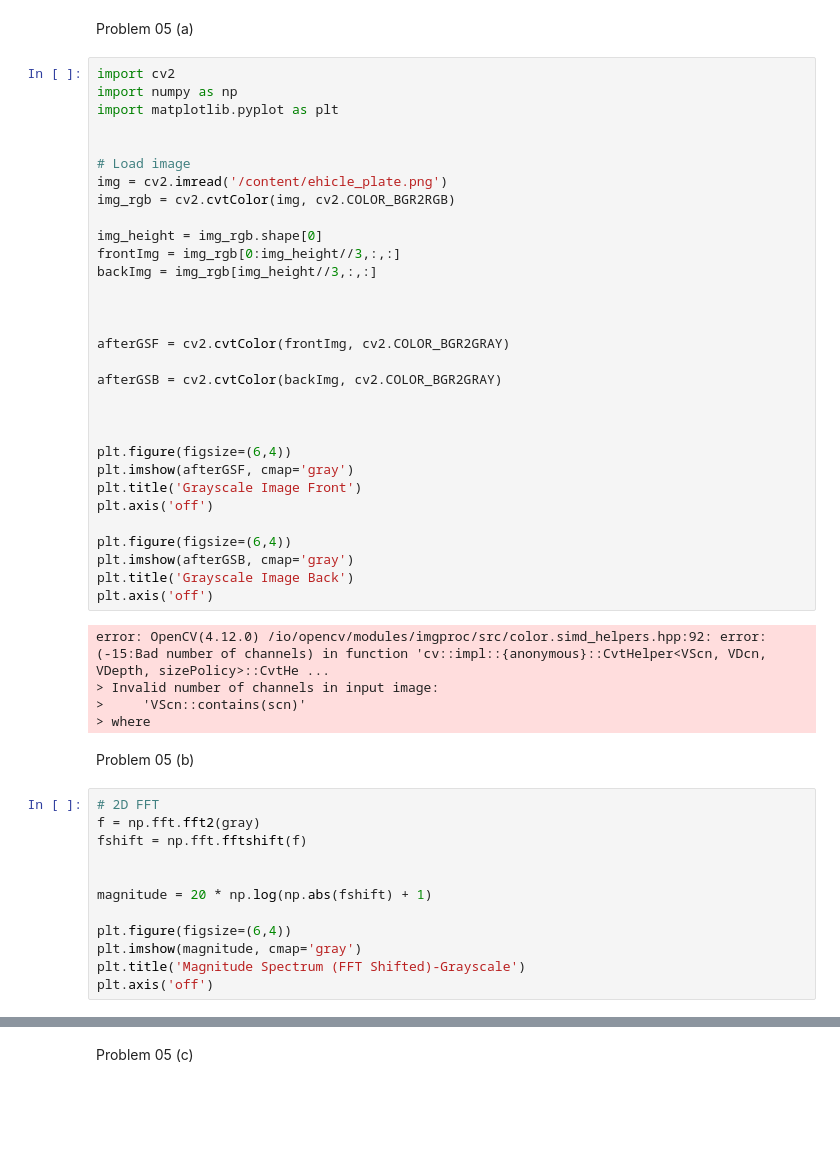
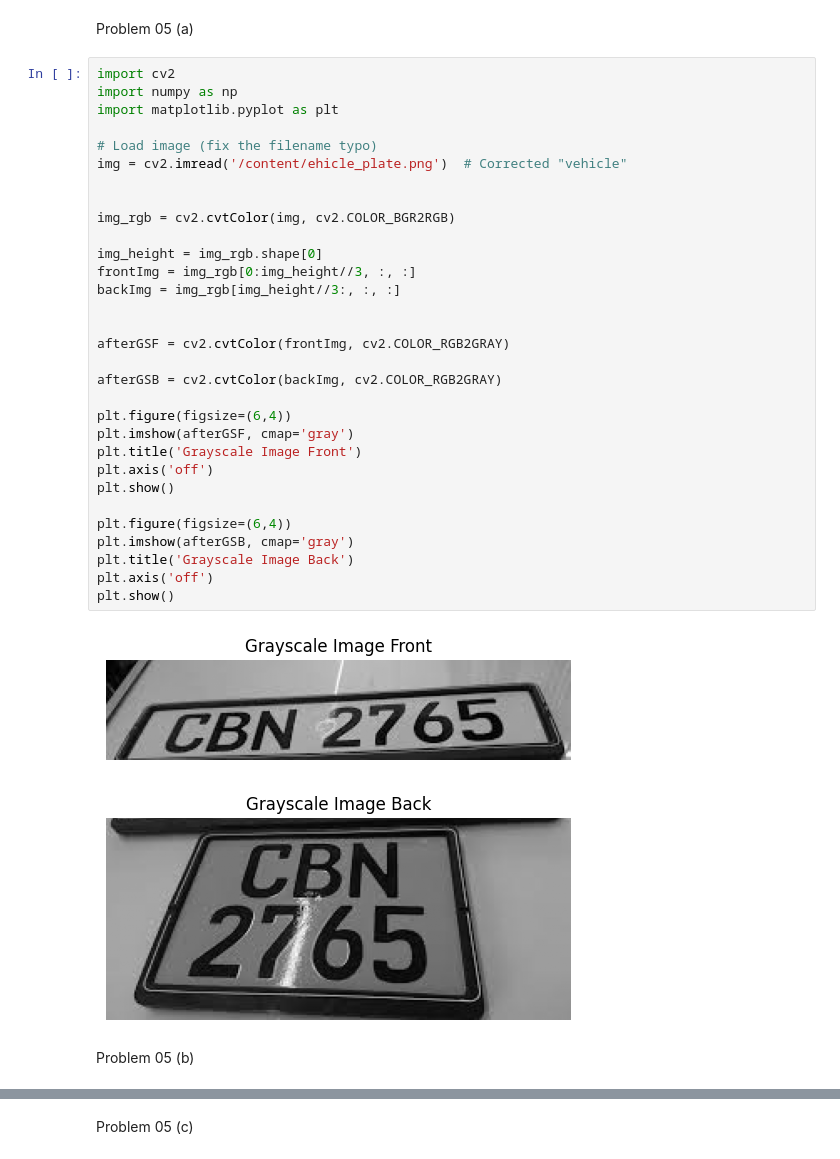
Before and after one commit to Bimee-Stack/Advanced-Mathematics-Coursework, a Jupyter notebook: Advanced_Mathematics_CW.ipynb, the cells around one changed output, grey strips where cells are left out. Drawn from its saved outputs; the diff is of its cells as text; blank space fills up the shorter version.

```diff
--- a/Advanced_Mathematics_CW.ipynb
+++ b/Advanced_Mathematics_CW.ipynb
@@ -136,50 +136,36 @@ Problem 05 (a)
 # %%
 import cv2
 import numpy as np
 import matplotlib.pyplot as plt
 
+# Load image (fix the filename typo)
+img = cv2.imread('/content/ehicle_plate.png')  # Corrected "vehicle"
 
-# Load image
-img = cv2.imread('/content/ehicle_plate.png')
+
 img_rgb = cv2.cvtColor(img, cv2.COLOR_BGR2RGB)
 
 img_height = img_rgb.shape[0]
-frontImg = img_rgb[0:img_height//3,:,:]
-backImg = img_rgb[img_height//3,:,:]
+frontImg = img_rgb[0:img_height//3, :, :]
+backImg = img_rgb[img_height//3:, :, :]
 
 
+afterGSF = cv2.cvtColor(frontImg, cv2.COLOR_RGB2GRAY)
 
-afterGSF = cv2.cvtColor(frontImg, cv2.COLOR_BGR2GRAY)
-
-afterGSB = cv2.cvtColor(backImg, cv2.COLOR_BGR2GRAY)
-
-
+afterGSB = cv2.cvtColor(backImg, cv2.COLOR_RGB2GRAY)
 
 plt.figure(figsize=(6,4))
 plt.imshow(afterGSF, cmap='gray')
 plt.title('Grayscale Image Front')
 plt.axis('off')
+plt.show()
 
 plt.figure(figsize=(6,4))
 plt.imshow(afterGSB, cmap='gray')
 plt.title('Grayscale Image Back')
 plt.axis('off')
+plt.show()
 # %% [output]
-error: OpenCV(4.12.0) /io/opencv/modules/imgproc/src/color.simd_helpers.hpp:92: error: (-15:Bad number of channels) in function 'cv::impl::{anonymous}::CvtHelper<VScn, VDcn, VDepth, sizePolicy>::CvtHe ...
-> Invalid number of channels in input image:
->     'VScn::contains(scn)'
-> where
+[figure, added]
+[figure, added]
 # %% [markdown]
 Problem 05 (b)
-# %%
-# 2D FFT
-f = np.fft.fft2(gray)
-fshift = np.fft.fftshift(f)
-
-
-magnitude = 20 * np.log(np.abs(fshift) + 1)
-
-plt.figure(figsize=(6,4))
-plt.imshow(magnitude, cmap='gray')
-plt.title('Magnitude Spectrum (FFT Shifted)-Grayscale')
-plt.axis('off')
```
Also changed, not shown: parts of 10 cells of this notebook.
